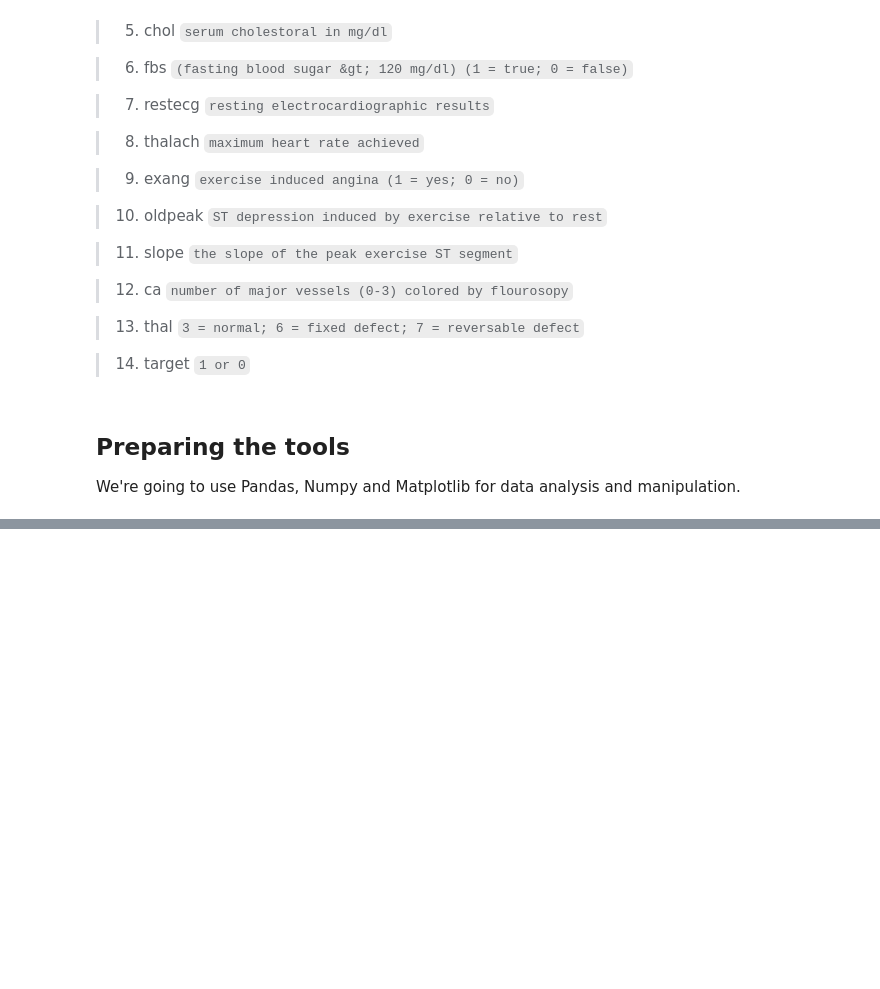
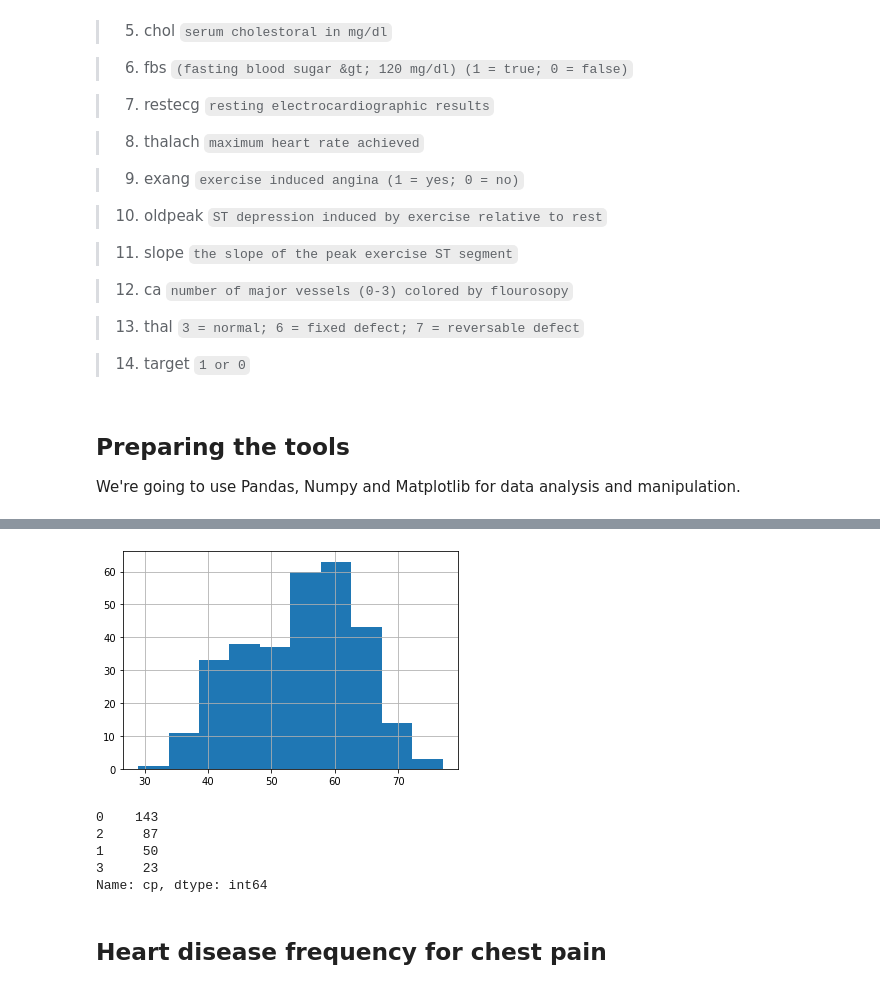
Before and after one commit to Chil1995/Predict-heart-disease, a Jupyter notebook: end-to-end.ipynb, the cells around one changed output, grey strips where cells are left out. Drawn from its saved outputs; the diff is of its cells as text; code cells hidden in the pictures; blank space fills up the shorter version.

```diff
--- a/end-to-end.ipynb
+++ b/end-to-end.ipynb
@@ -99,0 +271,15 @@ from sklearn.metrics import plot_roc_curve
+# %%
+# Check the distribution of age column with histogram
+df.age.hist();
+# %% [output]
+[figure, added]
+# %%
+df.cp.value_counts()
+# %% [output]
+0    143
+2     87
+1     50
+3     23
+Name: cp, dtype: int64
+# %% [markdown]
+## Heart disease frequency for chest pain
```
Also changed, not shown: parts of 25 cells of this notebook, 2 other files.
